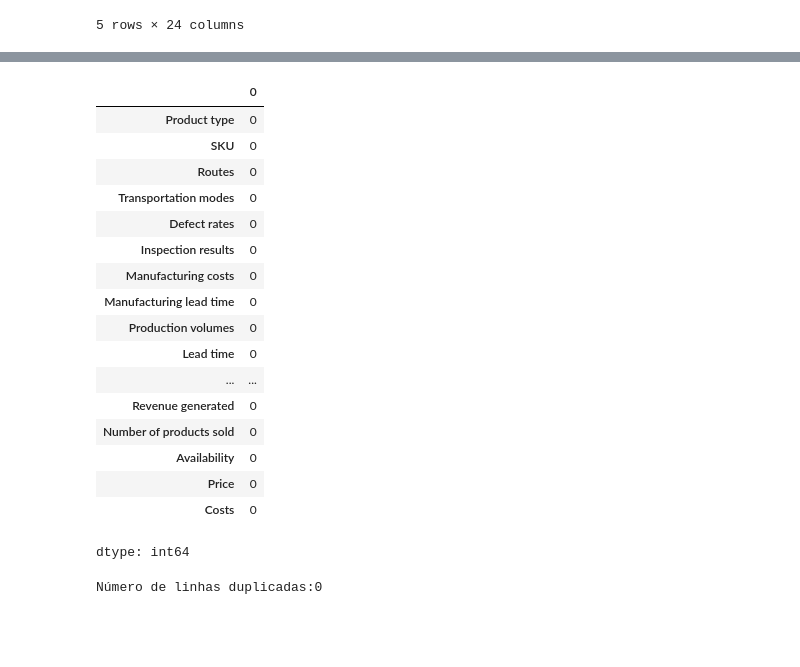
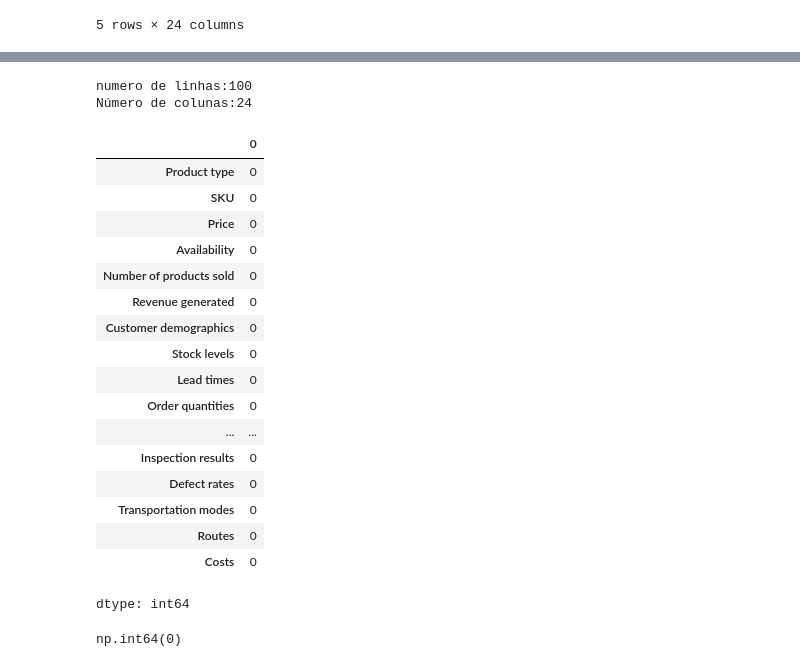
Before and after one commit to Lailson001/-An-lise-Explorat-rio-Completa-Cadeia-de-Suprimentos-Moda-Beleza, a Jupyter notebook: Análise.ipynb, the cells around one changed output, grey strips where cells are left out. Cells and saved outputs as stored; diff of their text form; code cells hidden in the pictures; blank space fills up the shorter version.

```diff
--- a/Análise.ipynb
+++ b/Análise.ipynb
@@ -6,7 +6,7 @@ import numpy as np
 import matplotlib.pyplot as plt
 import seaborn as sns
 # %%
-df = pd.read_csv('/content/drive/MyDrive/Análise Startup Beleza/supply_chain_data.csv')
+df= pd.read_csv("/content/drive/MyDrive/Análise Startup Beleza/supply_chain_data.csv", header=0)
 df.head()
 # %% [output]
 |  | Product type | SKU | Price | Availability | Number of products sold | Revenue generated | ... |
@@ -53,28 +55,34 @@ df.describe()
+# %%
+#Tendo uma dimensão do dataset
+print(f'numero de linhas:{df.shape[0]}')
+print(f'Número de colunas:{df.shape[1]}')
+# %% [output]
+numero de linhas:100
+Número de colunas:24
 # %%
-#Verificar Valores Nulos por colunas
-df.isnull().sum().sort_values(ascending=False)
+#Verificando Se existem valores Ausentes
+df.isna().sum().sort_values(ascending=False)
 # %% [output]
 |  | 0 |
 | Product type | 0 |
 | SKU | 0 |
+| Price | 0 |
+| Availability | 0 |
+| Number of products sold | 0 |
+| Revenue generated | 0 |
+| Customer demographics | 0 |
+| Stock levels | 0 |
+| Lead times | 0 |
+| Order quantities | 0 |
+| ... | ... |
+| Inspection results | 0 |
+| Defect rates | 0 |
+| Transportation modes | 0 |
 | Routes | 0 |
-| Transportation modes | 0 |
-| Defect rates | 0 |
-| Inspection results | 0 |
-| Manufacturing costs | 0 |
-| Manufacturing lead time | 0 |
-| Production volumes | 0 |
-| Lead time | 0 |
-| ... | ... |
-| Revenue generated | 0 |
-| Number of products sold | 0 |
-| Availability | 0 |
-| Price | 0 |
 | Costs | 0 |
 dtype: int64
-# %%
-#Verificar linhas duplicadas
-duplicadas=df[df.duplicated()]
-print(f"Número de linhas duplicadas:{duplicadas.shape[0]}")
-# %% [output]
-Número de linhas duplicadas:0
+# %%
+#Verificando se ha colunas duplicadas
+df.duplicated().sum()
+# %% [output]
+np.int64(0)
```
Also changed, not shown: parts of 5 cells of this notebook.
